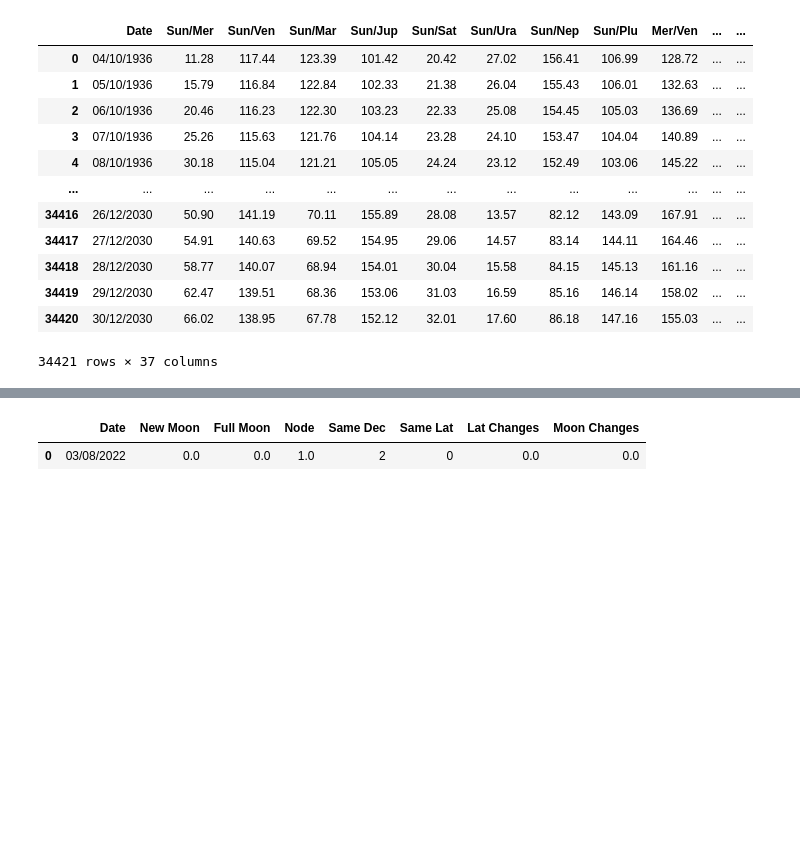
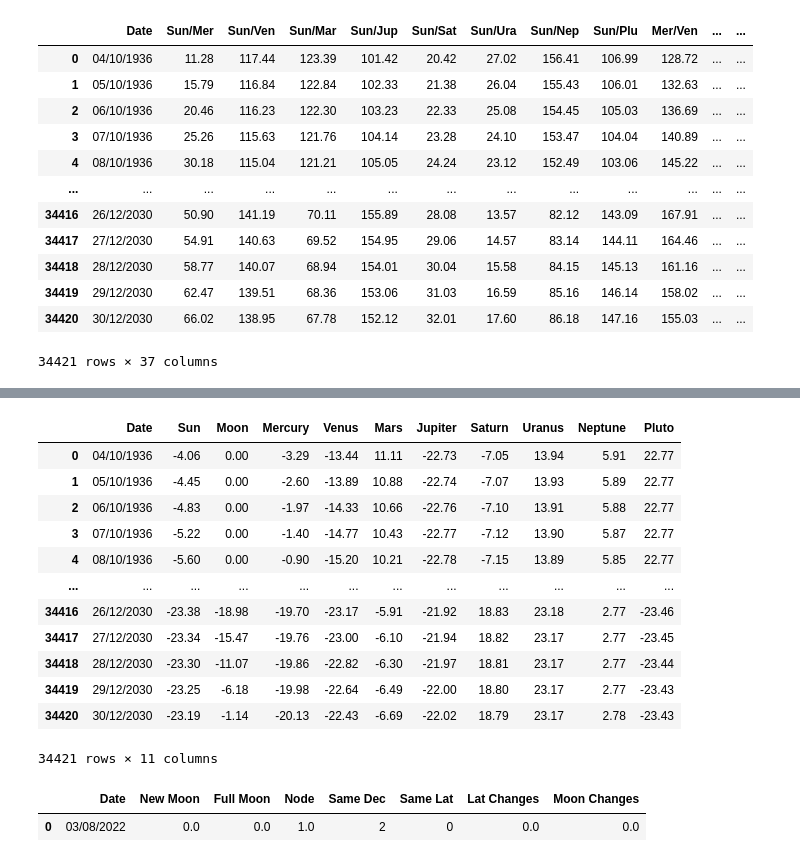
Before and after one commit to amirlehmam/MEMOIREPROPRE, a Jupyter notebook: PIPELINE.ipynb, the cells around one changed output, grey strips where cells are left out. Drawn from its saved outputs; the diff is of its cells as text; code cells hidden in the pictures; blank space fills up the shorter version.

```diff
--- a/PIPELINE.ipynb
+++ b/PIPELINE.ipynb
@@ -4103,3 +4118,19 @@ helio_asp
+# %%
+declinations
+# %% [output]
+|  | Date | Sun | Moon | Mercury | Venus | Mars | Jupiter | Saturn | Uranus | Neptune | Pluto |
+| 0 | 04/10/1936 | -4.06 | 0.00 | -3.29 | -13.44 | 11.11 | -22.73 | -7.05 | 13.94 | 5.91 | 22.77 |
+| 1 | 05/10/1936 | -4.45 | 0.00 | -2.60 | -13.89 | 10.88 | -22.74 | -7.07 | 13.93 | 5.89 | 22.77 |
+| 2 | 06/10/1936 | -4.83 | 0.00 | -1.97 | -14.33 | 10.66 | -22.76 | -7.10 | 13.91 | 5.88 | 22.77 |
+| 3 | 07/10/1936 | -5.22 | 0.00 | -1.40 | -14.77 | 10.43 | -22.77 | -7.12 | 13.90 | 5.87 | 22.77 |
+| 4 | 08/10/1936 | -5.60 | 0.00 | -0.90 | -15.20 | 10.21 | -22.78 | -7.15 | 13.89 | 5.85 | 22.77 |
+| ... | ... | ... | ... | ... | ... | ... | ... | ... | ... | ... | ... |
+| 34416 | 26/12/2030 | -23.38 | -18.98 | -19.70 | -23.17 | -5.91 | -21.92 | 18.83 | 23.18 | 2.77 | -23.46 |
+| 34417 | 27/12/2030 | -23.34 | -15.47 | -19.76 | -23.00 | -6.10 | -21.94 | 18.82 | 23.17 | 2.77 | -23.45 |
+| 34418 | 28/12/2030 | -23.30 | -11.07 | -19.86 | -22.82 | -6.30 | -21.97 | 18.81 | 23.17 | 2.77 | -23.44 |
+| 34419 | 29/12/2030 | -23.25 | -6.18 | -19.98 | -22.64 | -6.49 | -22.00 | 18.80 | 23.17 | 2.77 | -23.43 |
+| 34420 | 30/12/2030 | -23.19 | -1.14 | -20.13 | -22.43 | -6.69 | -22.02 | 18.79 | 23.17 | 2.78 | -23.43 |
+34421 rows × 11 columns
 # %%
 # GEO TOOLS
 
```
Also changed, not shown: parts of 3 cells of this notebook, 1 other file.
